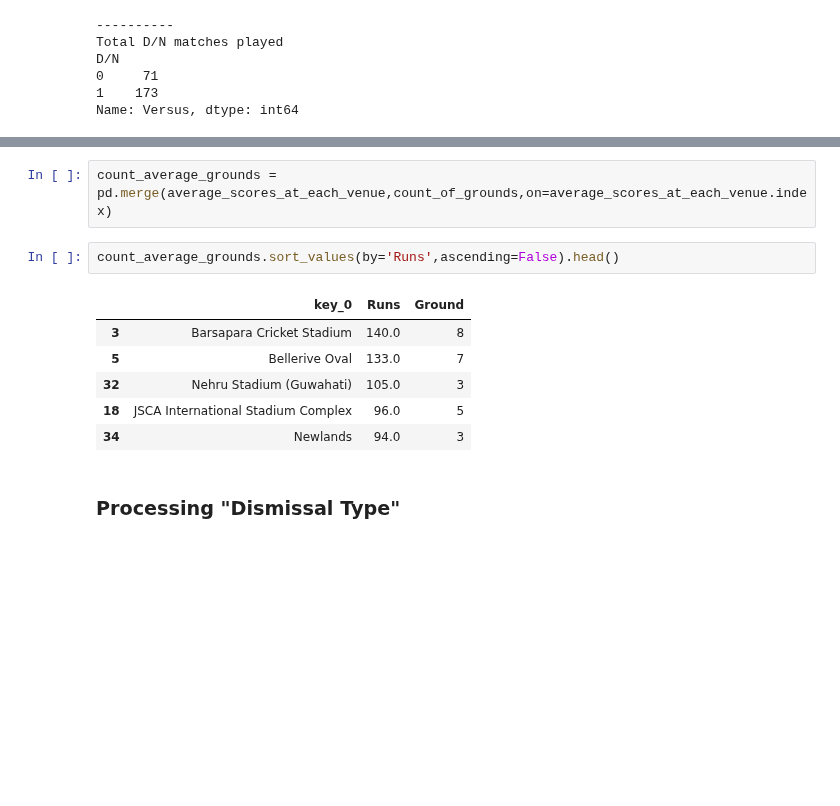
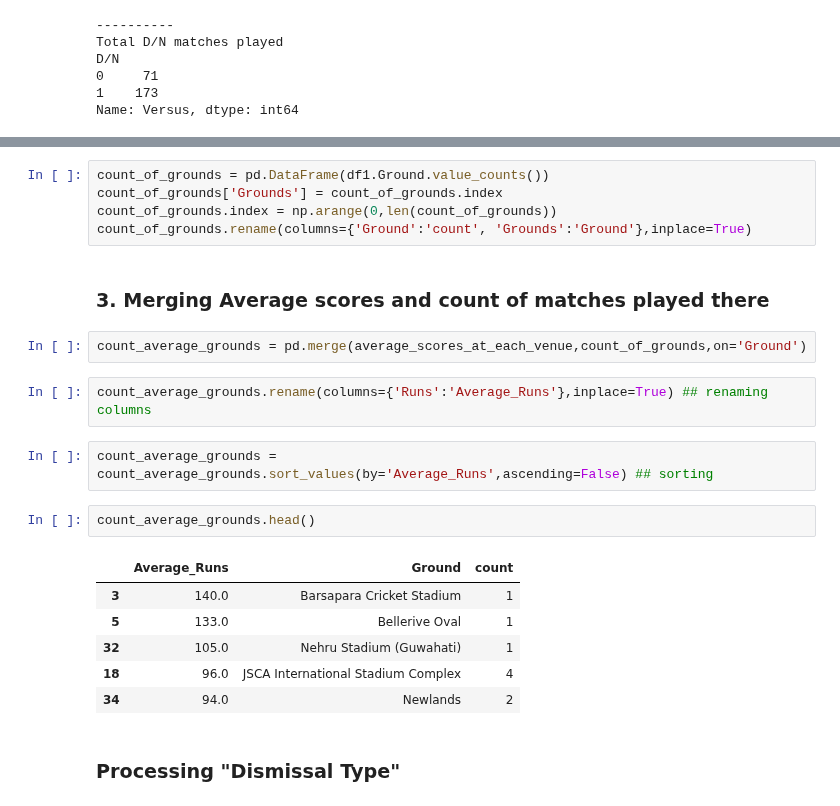
Before and after one commit to SharanDHONI/Virat-Kohli-ODI-Analysis, a Jupyter notebook: ODI Anlaysis.ipynb, the cells around one changed output, grey strips where cells are left out. Cells and saved outputs as stored; diff of their text form; blank space fills up the shorter version.

```diff
--- a/ODI Anlaysis.ipynb
+++ b/ODI Anlaysis.ipynb
@@ -256,14 +258,25 @@ count_of_grounds = pd.DataFrame(df1.Ground.value_counts())
+# %%
+count_of_grounds = pd.DataFrame(df1.Ground.value_counts())
+count_of_grounds['Grounds'] = count_of_grounds.index
+count_of_grounds.index = np.arange(0,len(count_of_grounds))
+count_of_grounds.rename(columns={'Ground':'count', 'Grounds':'Ground'},inplace=True)
+# %% [markdown]
+### 3. Merging Average scores and count of matches played there
 # %%
-count_average_grounds = pd.merge(average_scores_at_each_venue,count_of_grounds,on=average_scores_at_each_venue.index)
+count_average_grounds = pd.merge(average_scores_at_each_venue,count_of_grounds,on='Ground')
+# %%
+count_average_grounds.rename(columns={'Runs':'Average_Runs'},inplace=True) ## renaming columns
 # %%
-count_average_grounds.sort_values(by='Runs',ascending=False).head()
+count_average_grounds = count_average_grounds.sort_values(by='Average_Runs',ascending=False) ## sorting
-# %% [output]
-|  | key_0 | Runs | Ground |
-| 3 | Barsapara Cricket Stadium | 140.0 | 8 |
-| 5 | Bellerive Oval | 133.0 | 7 |
-| 32 | Nehru Stadium (Guwahati) | 105.0 | 3 |
-| 18 | JSCA International Stadium Complex | 96.0 | 5 |
-| 34 | Newlands | 94.0 | 3 |
+# %%
+count_average_grounds.head()
+# %% [output]
+|  | Average_Runs | Ground | count |
+| 3 | 140.0 | Barsapara Cricket Stadium | 1 |
+| 5 | 133.0 | Bellerive Oval | 1 |
+| 32 | 105.0 | Nehru Stadium (Guwahati) | 1 |
+| 18 | 96.0 | JSCA International Stadium Complex | 4 |
+| 34 | 94.0 | Newlands | 2 |
 # %% [markdown]
 ### Processing "Dismissal Type"
 # %%
```
Also changed, not shown: parts of 12 cells of this notebook.
